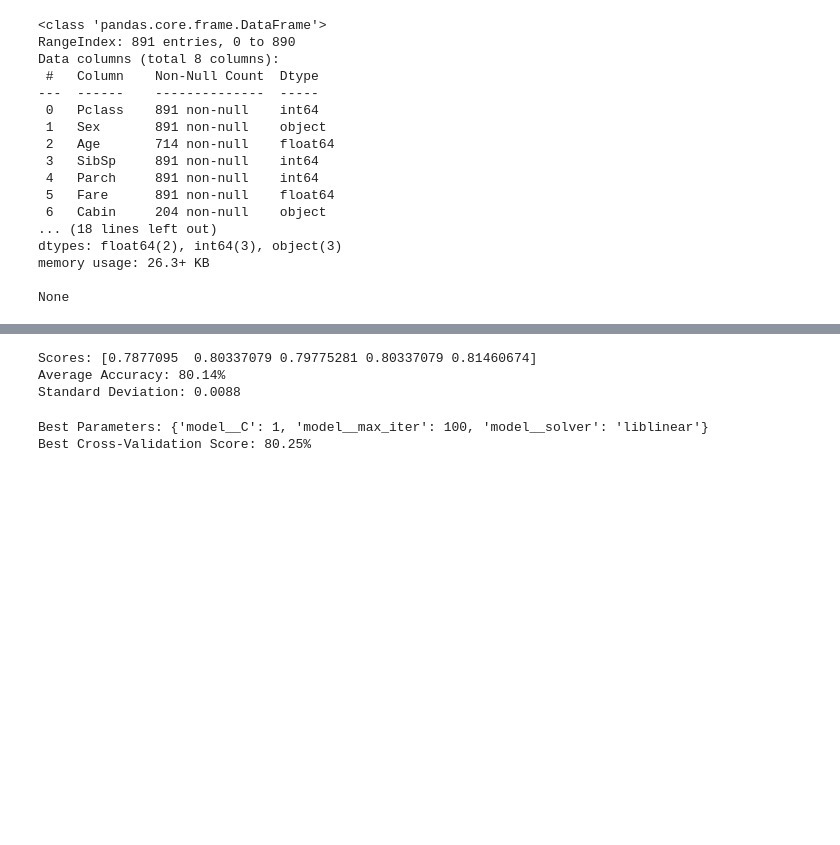
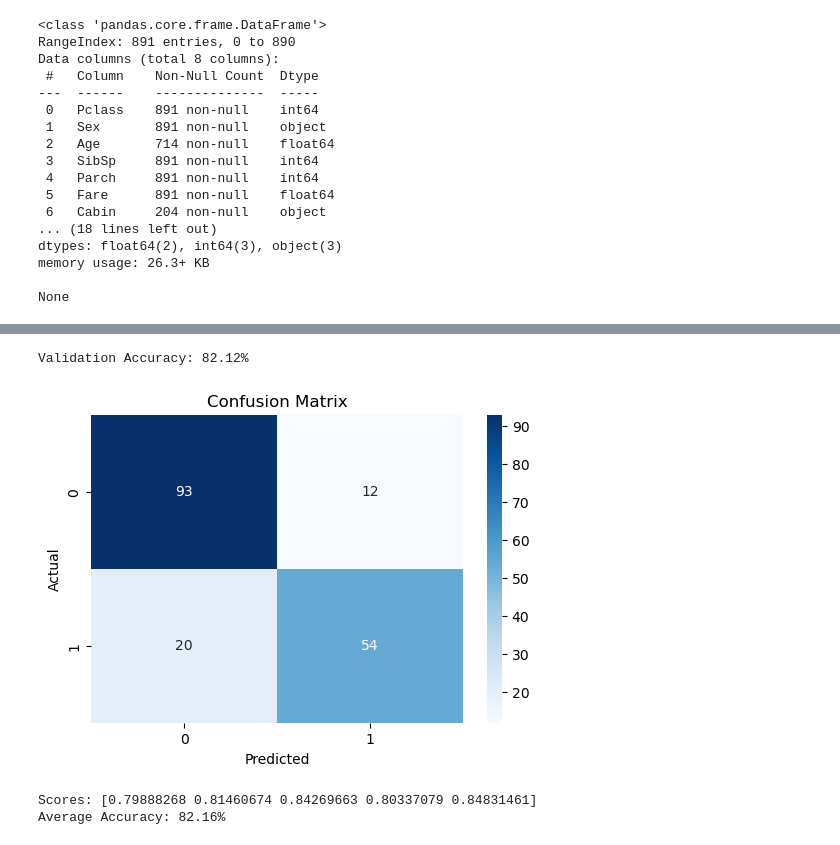
Before and after one commit to ArsalanHashmi777/Titanic, a Jupyter notebook: titanic_model.ipynb, the cells around one changed output, grey strips where cells are left out. Drawn from its saved outputs; the diff is of its cells as text; code cells hidden in the pictures; blank space fills up the shorter version.

```diff
--- a/titanic_model.ipynb
+++ b/titanic_model.ipynb
@@ -160,52 +354,57 @@ Validation Accuracy: 81.01%
 # %%
-from sklearn.model_selection import cross_val_score
+"""XGBoost Validation, Cross-Validation and, its Confusion Matrix"""
+
+from xgboost import XGBClassifier
+
+# --- STEP 1: MANUALLY CONFIGURE THE BEST ESTIMATOR TO PREVENT OVERFITTING ---
+xgb_pipeline = XGBClassifier(
+    n_estimators=100,
+    learning_rate=0.05,
+    max_depth=3,
+    random_state=42,
+    eval_metric='logloss'
+)
+
+# --- STEP 2: BUILD THE PIPELINE ---
+# We use the same preprocessing logic that got us to 84.18%
+xgb_pipeline = get_preprocessing_pipeline(X_train_engineered, xgb_pipeline)
+
+# --- STEP 3: TRAIN ON VALIDATION DATA ---
+# Re-fit the pipeline on ONLY the 80% training portion
+xgb_pipeline.fit(X_val_train, y_val_train)
+
+# Get predictions
+y_pred = xgb_pipeline.predict(X_val_test)
+
+# Calculate Accuracy
+acc = accuracy_score(y_val_test, y_pred)
+print(f"Validation Accuracy: {acc * 100:.2f}%")
+
+cm = confusion_matrix(y_val_test, y_pred)
+
+plt.figure(figsize=(6,4))
+sns.heatmap(cm, annot=True, fmt='d', cmap='Blues')
+plt.xlabel('Predicted')
+plt.ylabel('Actual')
+plt.title('Confusion Matrix')
+plt.show()
 
 """
 Run cross-validation on the preprocessing pipeline with engineered features
 and print the fold scores plus summary statistics.
 """
 
 # Run 5-fold cross validation on the full engineered training set.
 # This returns one accuracy score for each fold.
-scores = cross_val_score(pipeline, X_train_engineered, y_train, cv=5)
+scores = cross_val_score(xgb_pipeline, X_train_engineered, y_train, cv=5)
 
 # Print the individual fold accuracy scores.
 print(f"Scores: {scores}")
 
 # Print the mean accuracy across all folds as an overall estimate.
 print(f"Average Accuracy: {scores.mean() * 100:.2f}%")
-
-# Print the standard deviation of the fold scores to show score variability.
-print(f"Standard Deviation: {scores.std():.4f}")
 # %% [output]
-Scores: [0.7877095  0.80337079 0.79775281 0.80337079 0.81460674]
-Average Accuracy: 80.14%
-Standard Deviation: 0.0088
+Validation Accuracy: 82.12%
+[figure, added]
+Scores: [0.79888268 0.81460674 0.84269663 0.80337079 0.84831461]
+Average Accuracy: 82.16%
-# %%
-from sklearn.model_selection import GridSearchCV
-
-# 1. Define the "Grid" of parameters to test
-# Note: 'model__' tells the pipeline to look inside the 'model' step
-"""
-Define the hyperparameter grid for the logistic regression model
-inside the preprocessing pipeline, then run grid search to find
-the best combination using cross-validation.
-"""
-param_grid = {
-    'model__C': [0.01, 0.1, 1, 10, 100],  # regularization strength values to test
-    'model__solver': ['liblinear', 'lbfgs'],  # solvers to compare for LogisticRegression
-    'model__max_iter': [100, 200, 500]  # number of iterations to allow for convergence
-}
-
-# 2. Setup the Grid Search using the pipeline and the parameter grid
-grid_search = GridSearchCV(pipeline, param_grid, cv=5, scoring='accuracy', n_jobs=-1)
-
-# 3. Run the grid search on the engineered training data
-grid_search.fit(X_train_engineered, y_train)
-
-# 4. Print the best found hyperparameters and the corresponding CV score
-print(f"Best Parameters: {grid_search.best_params_}")
-print(f"Best Cross-Validation Score: {grid_search.best_score_ * 100:.2f}%")
-# %% [output]
-Best Parameters: {'model__C': 1, 'model__max_iter': 100, 'model__solver': 'liblinear'}
-Best Cross-Validation Score: 80.25%
```
Also changed, not shown: parts of 16 cells of this notebook.
